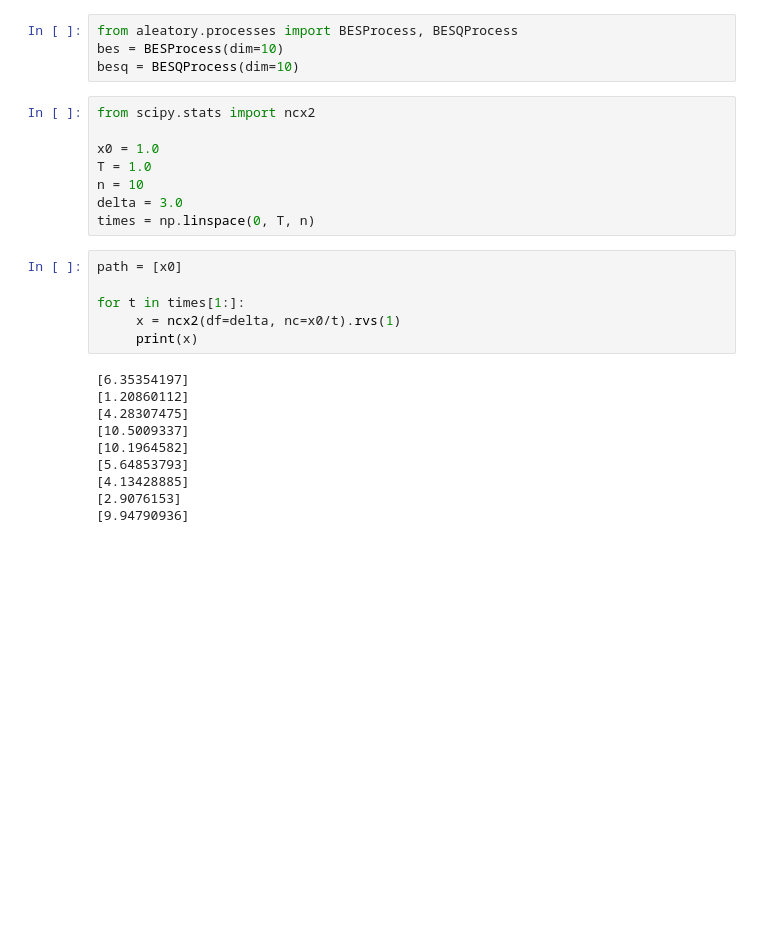
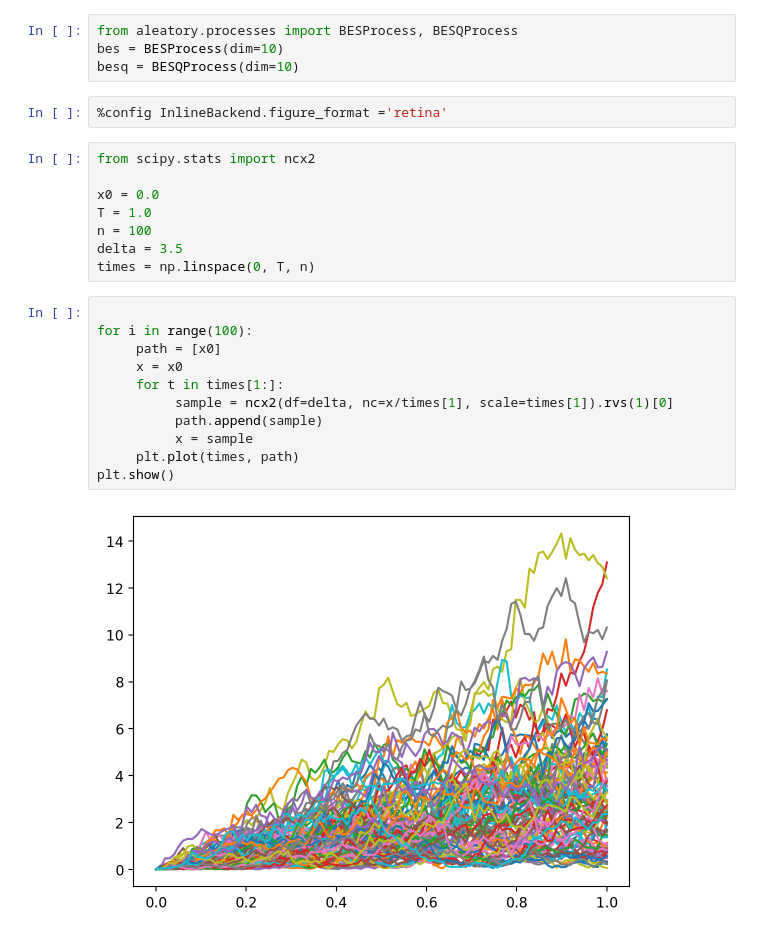
Before and after one commit to quantgirluk/Understanding-Quantitative-Finance, a Jupyter notebook: UQF/bessel_processes.ipynb, the cells around one changed output. Cells and saved outputs as stored; diff of their text form; blank space fills up the shorter version.

```diff
--- a/UQF/bessel_processes.ipynb
+++ b/UQF/bessel_processes.ipynb
@@ -203,27 +203,26 @@ import matplotlib.pyplot as plt
 from aleatory.processes import BESProcess, BESQProcess
 bes = BESProcess(dim=10)
 besq = BESQProcess(dim=10)
+# %%
+%config InlineBackend.figure_format ='retina'
 # %%
 from scipy.stats import ncx2
 
-x0 = 1.0
+x0 = 0.0
 T = 1.0
-n = 10
-delta = 3.0
+n = 100
+delta = 3.5
 times = np.linspace(0, T, n)
-# %%
-path = [x0]
-
-for t in times[1:]:
-     x = ncx2(df=delta, nc=x0/t).rvs(1)
-     print(x)
-# %% [output]
-[6.35354197]
-[1.20860112]
-[4.28307475]
-[10.5009337]
-[10.1964582]
-[5.64853793]
-[4.13428885]
-[2.9076153]
-[9.94790936]
+# %%
+
+for i in range(100):
+     path = [x0]
+     x = x0
+     for t in times[1:]:
+          sample = ncx2(df=delta, nc=x/times[1], scale=times[1]).rvs(1)[0]
+          path.append(sample)
+          x = sample
+     plt.plot(times, path)
+plt.show()
+# %% [output]
+[figure, added]
```
Also changed, not shown: parts of 1 cell of this notebook.
